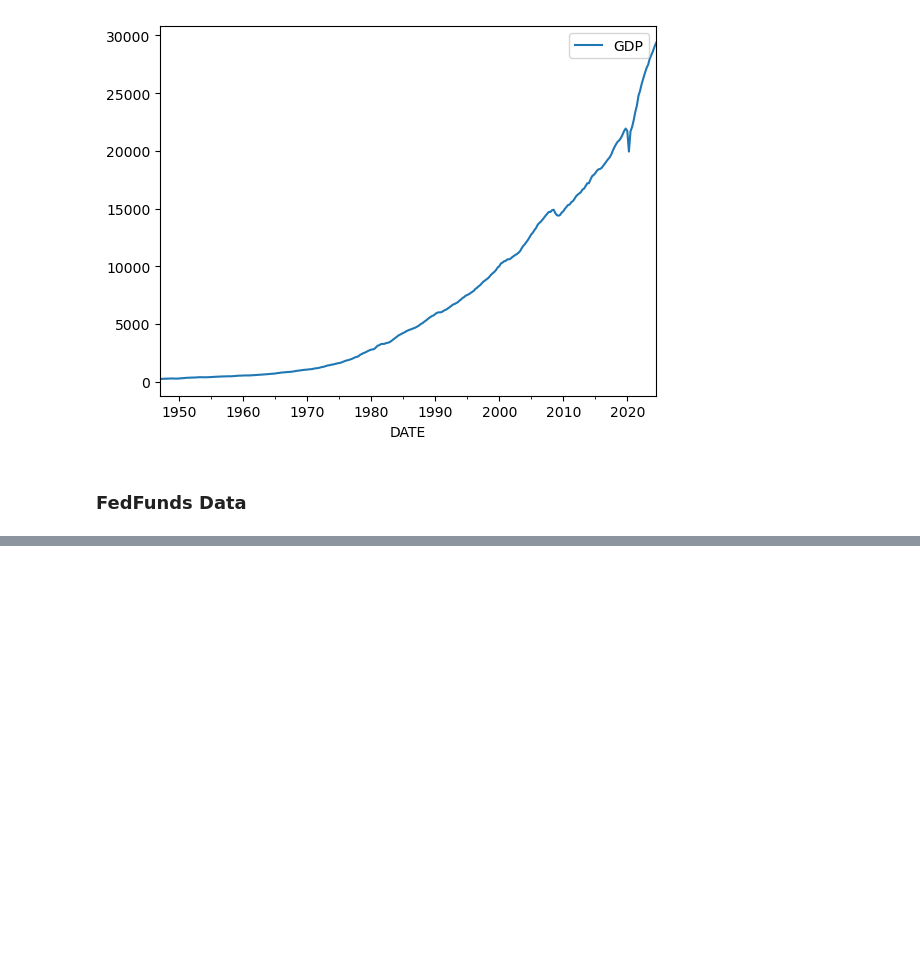
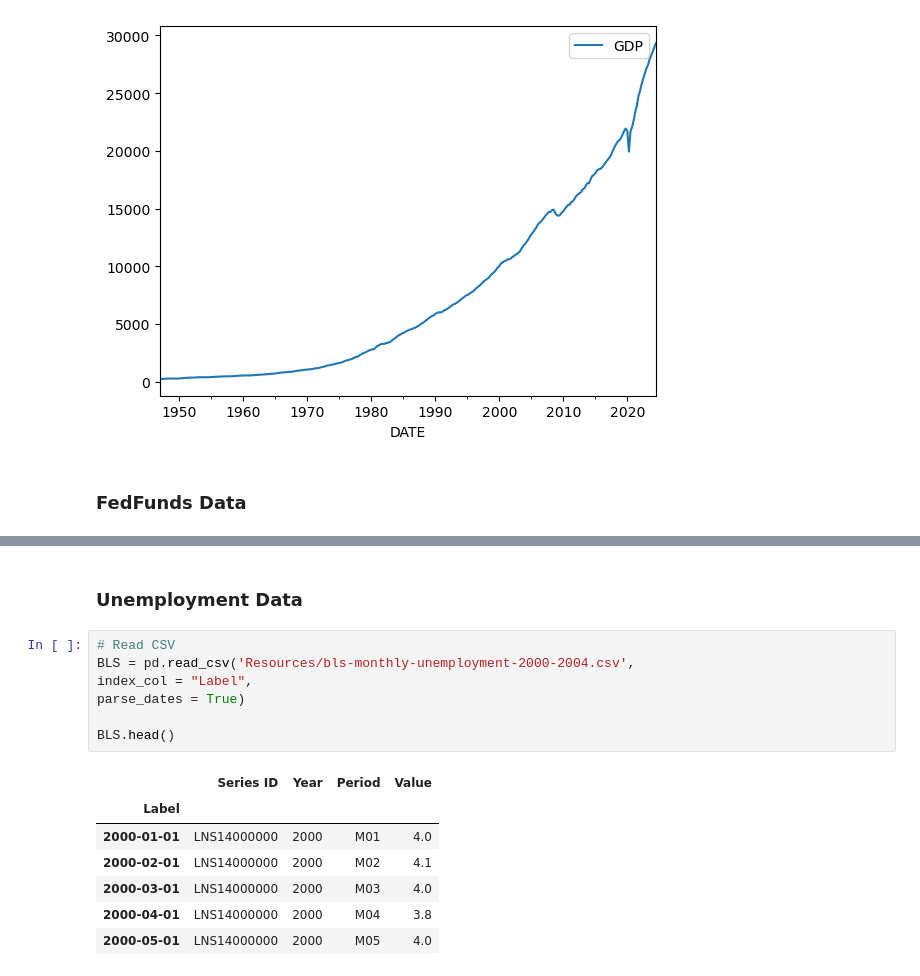
Before and after one commit to yiannisp1822/Project1_FinanceData, a Jupyter notebook: Financial_Analysis.ipynb, the cells around one changed output, grey strips where cells are left out. Drawn from its saved outputs; the diff is of its cells as text; blank space fills up the shorter version.

```diff
--- a/Financial_Analysis.ipynb
+++ b/Financial_Analysis.ipynb
@@ -92,0 +82,17 @@ display(df_GDPC1.tail())
+# %% [markdown]
+### Unemployment Data
+# %%
+# Read CSV
+BLS = pd.read_csv('Resources/bls-monthly-unemployment-2000-2004.csv',
+index_col = "Label",
+parse_dates = True)
+
+BLS.head()
+# %% [output]
+|  | Series ID | Year | Period | Value |
+| Label |  |  |  |  |
+| 2000-01-01 | LNS14000000 | 2000 | M01 | 4.0 |
+| 2000-02-01 | LNS14000000 | 2000 | M02 | 4.1 |
+| 2000-03-01 | LNS14000000 | 2000 | M03 | 4.0 |
+| 2000-04-01 | LNS14000000 | 2000 | M04 | 3.8 |
+| 2000-05-01 | LNS14000000 | 2000 | M05 | 4.0 |
```
Also changed, not shown: parts of 3 cells of this notebook.
